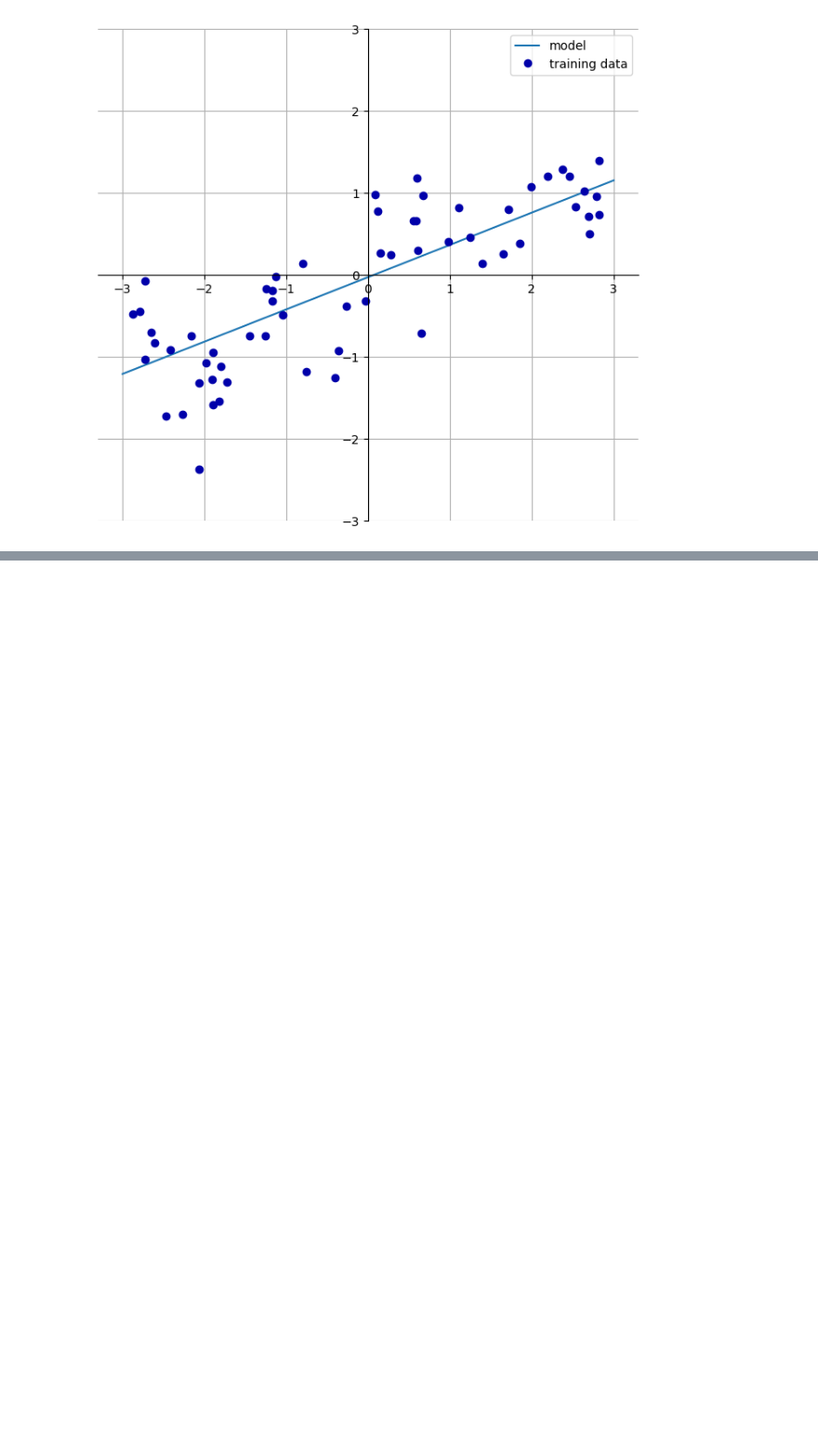
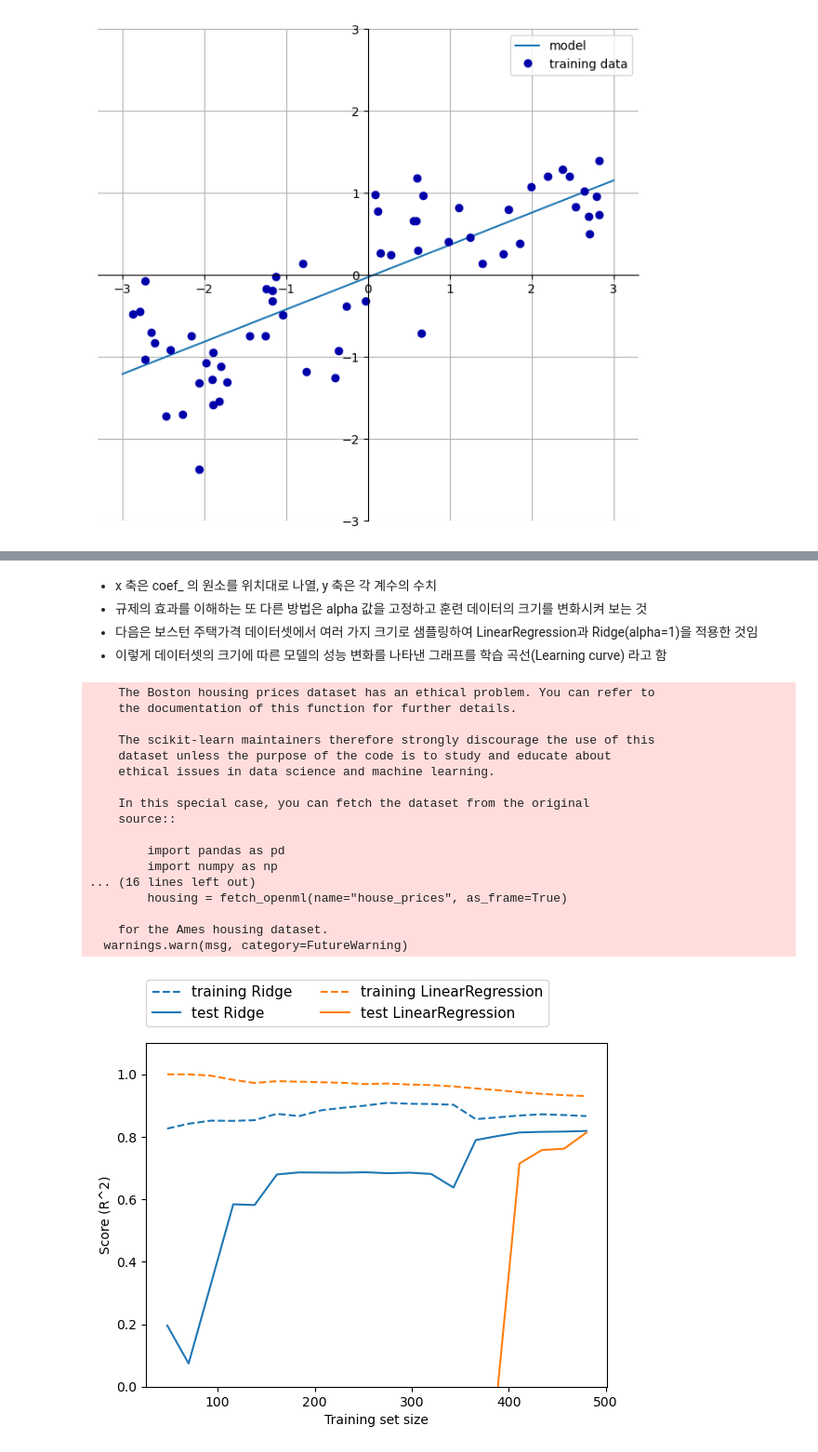
Before and after one commit to Son-Sumin/Jupyter, a Jupyter notebook: ml/Chap03.ipynb, the cells around one changed output, grey strips where cells are left out. Shown: that part at 93% size. Cells and saved outputs as stored; diff of their text form; code cells hidden in the pictures; blank space fills up the shorter version.

```diff
--- a/ml/Chap03.ipynb
+++ b/ml/Chap03.ipynb
@@ -24,0 +177,27 @@ w[0]: 0.393906  b: -0.031804
+# %% [markdown]
+- x 축은 coef_ 의 원소를 위치대로 나열, y 축은 각 계수의 수치
+- 규제의 효과를 이해하는 또 다른 방법은 alpha 값을 고정하고 훈련 데이터의 크기를 변화시켜 보는 것
+- 다음은 보스턴 주택가격 데이터셋에서 여러 가지 크기로 샘플링하여 LinearRegression과 Ridge(alpha=1)을 적용한 것임
+- 이렇게 데이터셋의 크기에 따른 모델의 성능 변화를 나타낸 그래프를 학습 곡선(Learning curve) 라고 함
+# %%
+3
+mglearn.plots.plot_ridge_n_samples()
+# %% [output]
+    The Boston housing prices dataset has an ethical problem. You can refer to
+    the documentation of this function for further details.
+
+    The scikit-learn maintainers therefore strongly discourage the use of this
+    dataset unless the purpose of the code is to study and educate about
+    ethical issues in data science and machine learning.
+
+    In this special case, you can fetch the dataset from the original
+    source::
+
+        import pandas as pd
+        import numpy as np
+... (16 lines left out)
+        housing = fetch_openml(name="house_prices", as_frame=True)
+
+    for the Ames housing dataset.
+  warnings.warn(msg, category=FutureWarning)
+[figure, added]
```
Also changed, not shown: parts of 50 cells of this notebook, 1 other file.
